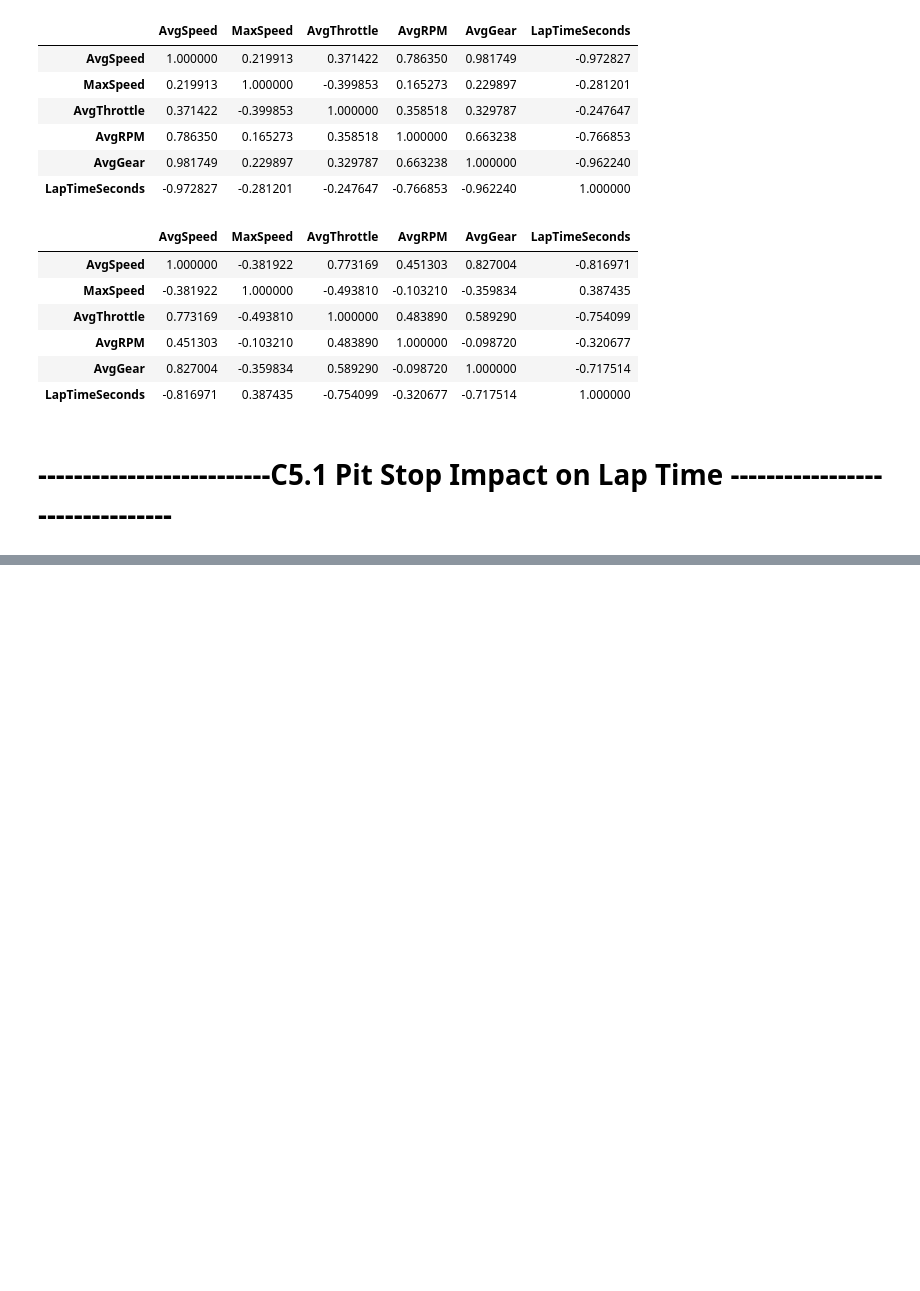
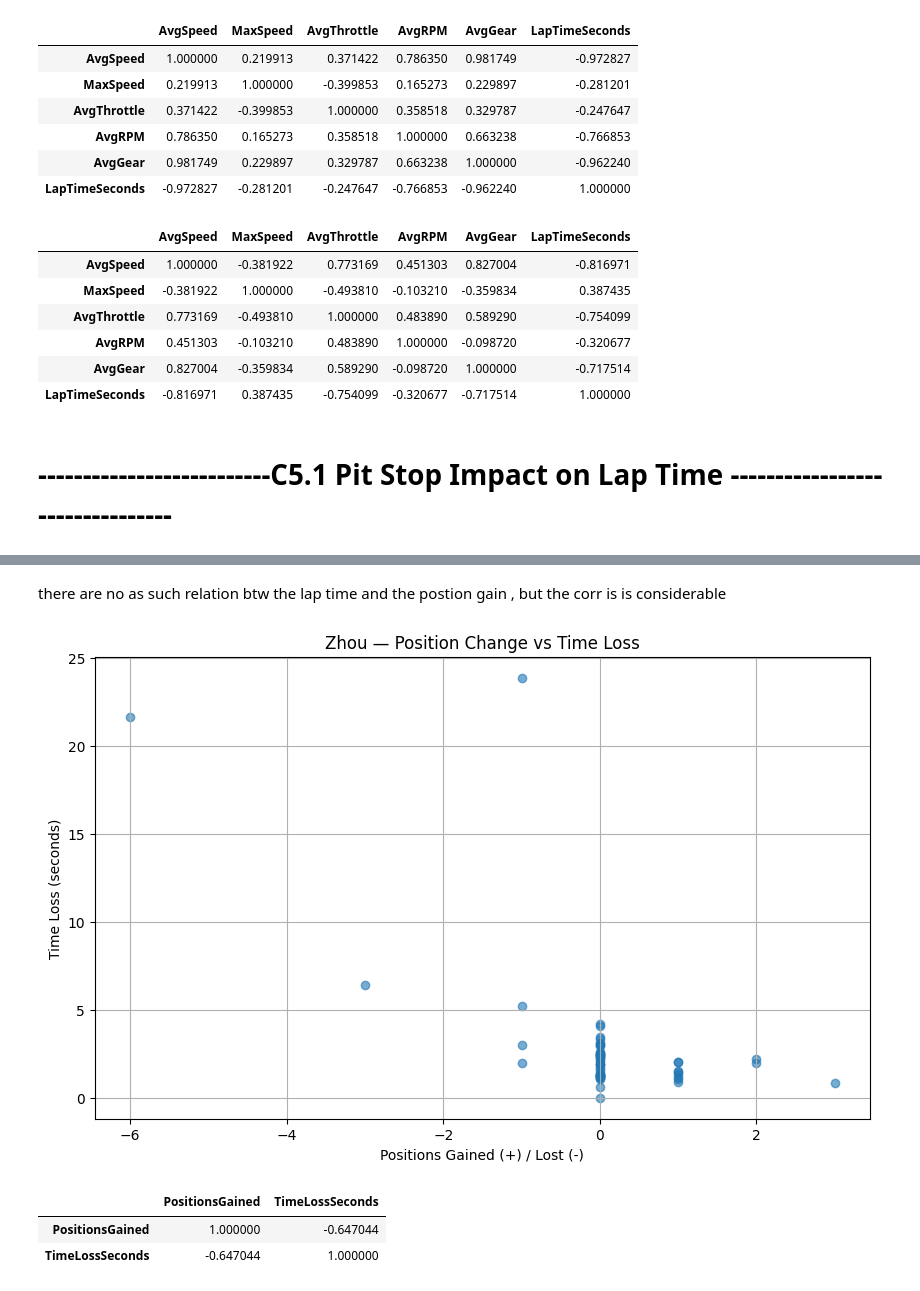
Before and after one commit to mohammedDhinojwala/f1-ai-race-strategy, a Jupyter notebook: notebooks/01_data_investigation.ipynb, the cells around one changed output, grey strips where cells are left out. Cells and saved outputs as stored; diff of their text form; code cells hidden in the pictures; blank space fills up the shorter version.

```diff
--- a/notebooks/01_data_investigation.ipynb
+++ b/notebooks/01_data_investigation.ipynb
@@ -2774,0 +2906,27 @@ zhou_laps[
+# %% [markdown]
+there are no as such relation btw the lap time and the postion gain , but the corr is is considerable
+# %%
+plt.figure(figsize=(10, 6))
+
+plt.scatter(
+    zhou_laps["PositionsGained"],
+    zhou_laps["TimeLossSeconds"],
+    alpha=0.6
+)
+
+plt.xlabel("Positions Gained (+) / Lost (-)")
+plt.ylabel("Time Loss (seconds)")
+plt.title("Zhou — Position Change vs Time Loss")
+plt.grid(True)
+
+plt.show()
+# %% [output]
+[figure, added]
+# %%
+zhou_laps[
+    ["PositionsGained", "TimeLossSeconds"]
+].corr()
+# %% [output]
+|  | PositionsGained | TimeLossSeconds |
+| PositionsGained | 1.000000 | -0.647044 |
+| TimeLossSeconds | -0.647044 | 1.000000 |
```
Also changed, not shown: parts of 16 cells of this notebook.
